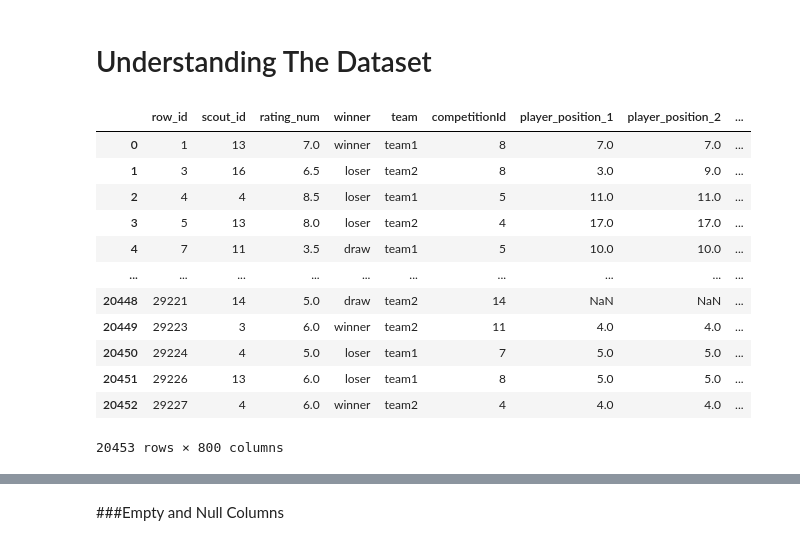
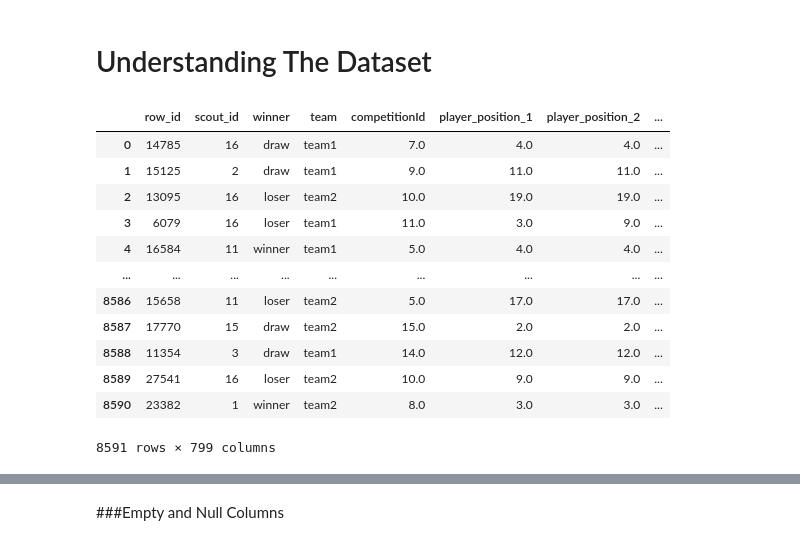
Before and after one commit to adityavsarkar19/Player-Performance-Prediction-, a Jupyter notebook: Performance_Rating_Prediction.ipynb, the cells around one changed output, grey strips where cells are left out. Saved outputs shown, nothing was run; the diff lists cells and outputs as text; code cells hidden in the pictures.

```diff
--- a/Performance_Rating_Prediction.ipynb
+++ b/Performance_Rating_Prediction.ipynb
@@ -10,22 +10,22 @@ import pandas as pd
 
 train = pd.read_csv("/content/train.csv") #dataset source: https://www.kaggle.com/datasets/arnabchaki/player-performance-assessment?select=test.csv
 test = pd.read_csv("/content/test.csv")
-# %%
-train
-# %% [output]
-|  | row_id | scout_id | rating_num | winner | team | competitionId | player_position_1 | player_position_2 | ... |
-| 0 | 1 | 13 | 7.0 | winner | team1 | 8 | 7.0 | 7.0 | ... |
-| 1 | 3 | 16 | 6.5 | loser | team2 | 8 | 3.0 | 9.0 | ... |
-| 2 | 4 | 4 | 8.5 | loser | team1 | 5 | 11.0 | 11.0 | ... |
-| 3 | 5 | 13 | 8.0 | loser | team2 | 4 | 17.0 | 17.0 | ... |
-| 4 | 7 | 11 | 3.5 | draw | team1 | 5 | 10.0 | 10.0 | ... |
-| ... | ... | ... | ... | ... | ... | ... | ... | ... | ... |
-| 20448 | 29221 | 14 | 5.0 | draw | team2 | 14 | NaN | NaN | ... |
-| 20449 | 29223 | 3 | 6.0 | winner | team2 | 11 | 4.0 | 4.0 | ... |
-| 20450 | 29224 | 4 | 5.0 | loser | team1 | 7 | 5.0 | 5.0 | ... |
-| 20451 | 29226 | 13 | 6.0 | loser | team1 | 8 | 5.0 | 5.0 | ... |
-| 20452 | 29227 | 4 | 6.0 | winner | team2 | 4 | 4.0 | 4.0 | ... |
-20453 rows × 800 columns
+# %%
+test
+# %% [output]
+|  | row_id | scout_id | winner | team | competitionId | player_position_1 | player_position_2 | ... |
+| 0 | 14785 | 16 | draw | team1 | 7.0 | 4.0 | 4.0 | ... |
+| 1 | 15125 | 2 | draw | team1 | 9.0 | 11.0 | 11.0 | ... |
+| 2 | 13095 | 16 | loser | team2 | 10.0 | 19.0 | 19.0 | ... |
+| 3 | 6079 | 16 | loser | team1 | 11.0 | 3.0 | 9.0 | ... |
+| 4 | 16584 | 11 | winner | team1 | 5.0 | 4.0 | 4.0 | ... |
+| ... | ... | ... | ... | ... | ... | ... | ... | ... |
+| 8586 | 15658 | 11 | loser | team2 | 5.0 | 17.0 | 17.0 | ... |
+| 8587 | 17770 | 15 | draw | team2 | 15.0 | 2.0 | 2.0 | ... |
+| 8588 | 11354 | 3 | draw | team1 | 14.0 | 12.0 | 12.0 | ... |
+| 8589 | 27541 | 16 | loser | team2 | 10.0 | 9.0 | 9.0 | ... |
+| 8590 | 23382 | 1 | winner | team2 | 8.0 | 3.0 | 3.0 | ... |
+8591 rows × 799 columns
 # %%
 # Generate a correlation matrix.
 train.corr()
```
Also changed, not shown: parts of 17 cells of this notebook.
